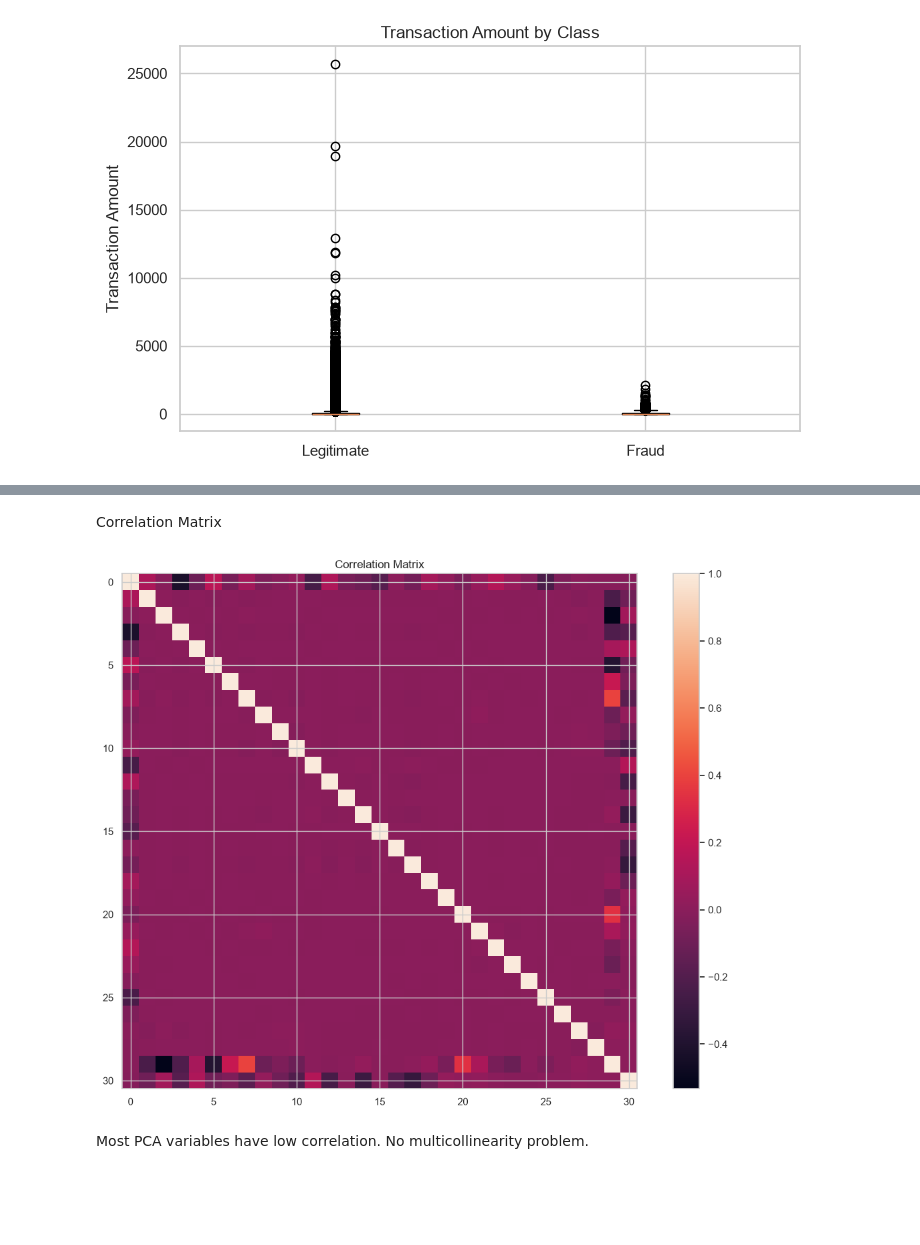
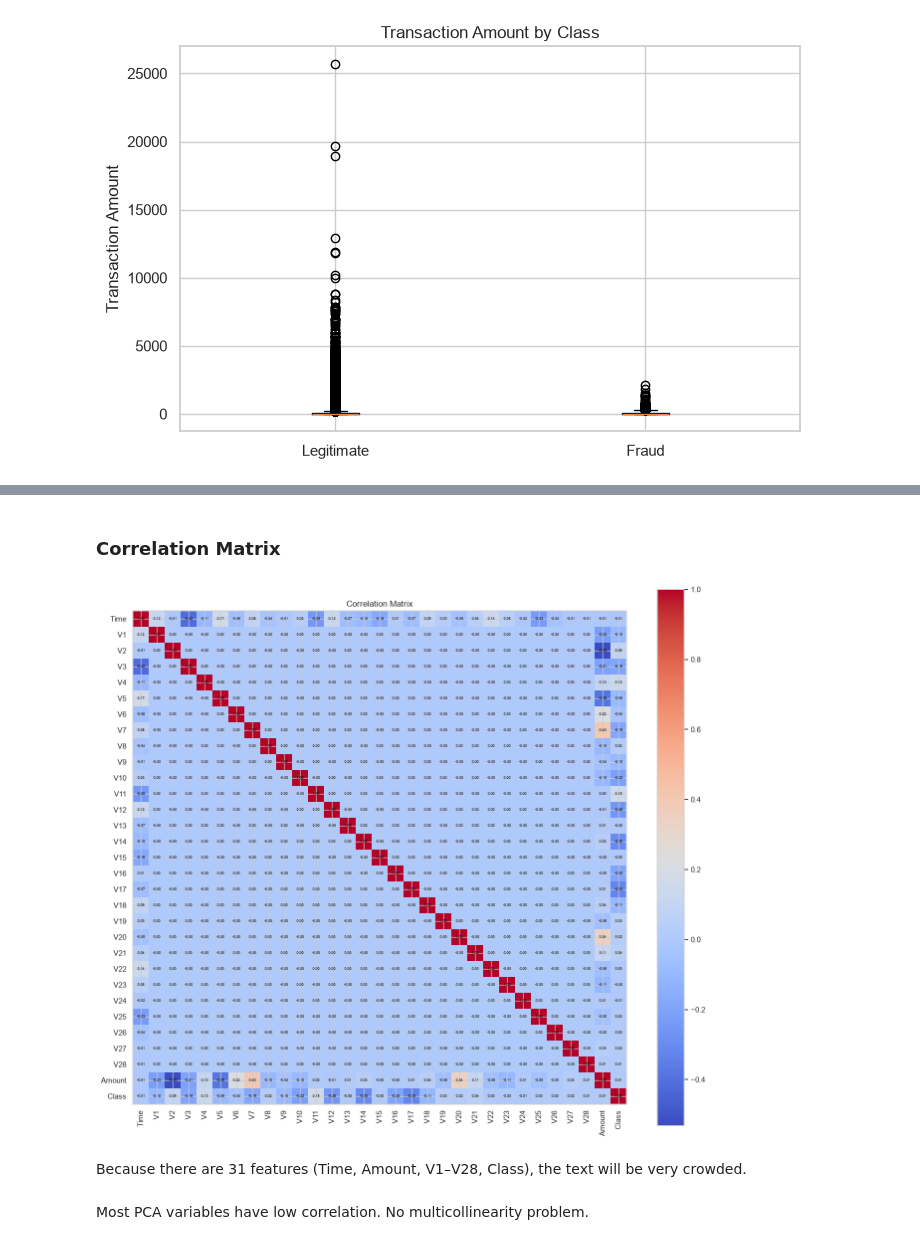
Before and after one commit to yajvashee/Credit-Card-Fraud-Detection, a Jupyter notebook: CC_EDA.ipynb, the cells around one changed output, grey strips where cells are left out. Saved outputs shown, nothing was run; the diff lists cells and outputs as text; code cells hidden in the pictures; blank space fills up the shorter version.

Commit message:
Enhanced EDA with additional visualizations

```diff
--- a/CC_EDA.ipynb
+++ b/CC_EDA.ipynb
@@ -8,5 +12,5 @@ sns.set(style="whitegrid")
 # %%
-df=pd.read_csv("creditcard.csv")
+df=pd.read_csv("data/creditcard.csv")
 df.head()
 # %% [output]
 |  | Time | V1 | V2 | V3 | V4 | V5 | V6 | V7 | V8 | V9 | ... | ... |
@@ -300,18 +482,42 @@ plt.show()
 # %% [markdown]
-Correlation Matrix
+### Correlation Matrix
 # %%
+import matplotlib.pyplot as plt
+import numpy as np
+
 corr = df.corr()
 
-plt.figure(figsize=(14,10))
-plt.imshow(corr)
+fig, ax = plt.subplots(figsize=(16,14))
 
-plt.colorbar()
+im = ax.imshow(corr, cmap="coolwarm")
+
+ax.set_xticks(np.arange(len(corr.columns)))
+ax.set_yticks(np.arange(len(corr.columns)))
+
+ax.set_xticklabels(corr.columns, rotation=90)
+ax.set_yticklabels(corr.columns)
+
+for i in range(len(corr.columns)):
+    for j in range(len(corr.columns)):
+        ax.text(
+            j,
+            i,
+            f"{corr.iloc[i,j]:.2f}",
+            ha="center",
+            va="center",
+            fontsize=5,
+            color="black"
+        )
+
+plt.colorbar(im)
 
 plt.title("Correlation Matrix")
 
 plt.show()
 # %% [output]
-[figure, old version]
+[figure, new version]
+# %% [markdown]
+Because there are 31 features (Time, Amount, V1–V28, Class), the text will be very crowded.
 # %% [markdown]
 Most PCA variables have low correlation. No multicollinearity problem.
 # %% [markdown]
```
Also changed, not shown: parts of 56 cells of this notebook.
